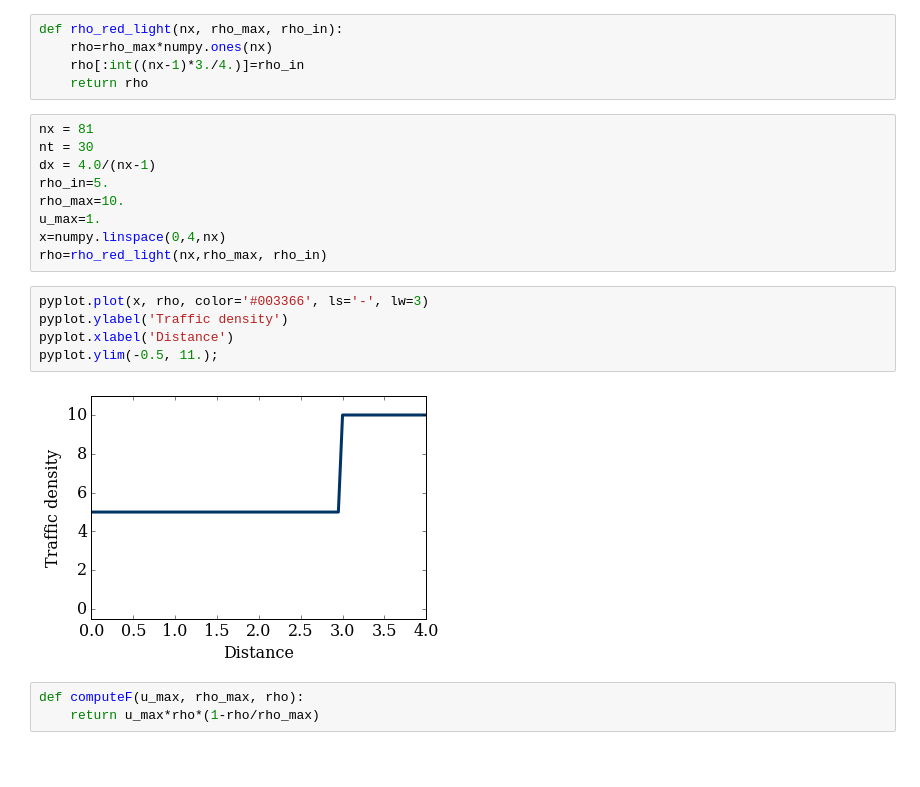
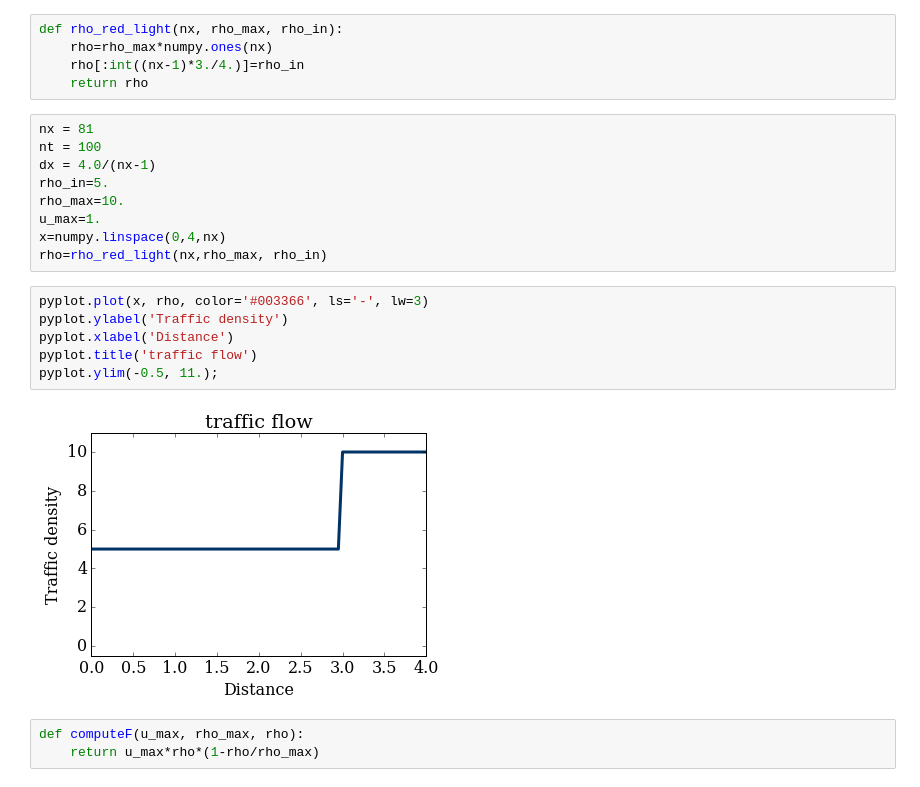
Before and after one commit to DavidZHANG9210/MAE6286, a Jupyter notebook: Moduel 3 lesson 2.ipynb, the cells around one changed output. Cells and saved outputs as stored; diff of their text form; blank space fills up the shorter version.

```diff
--- a/Moduel 3 lesson 2.ipynb
+++ b/Moduel 3 lesson 2.ipynb
@@ -12,7 +12,7 @@ def rho_red_light(nx, rho_max, rho_in):
     return rho
 # %%
 nx = 81
-nt = 30
+nt = 100
 dx = 4.0/(nx-1)
 rho_in=5.
 rho_max=10.
@@ -22,10 +22,11 @@ rho=rho_red_light(nx,rho_max, rho_in)
 # %%
 pyplot.plot(x, rho, color='#003366', ls='-', lw=3)
 pyplot.ylabel('Traffic density')
 pyplot.xlabel('Distance')
+pyplot.title('traffic flow')
 pyplot.ylim(-0.5, 11.);
 # %% [output]
-[figure, old version]
+[figure, new version]
 # %%
 def computeF(u_max, rho_max, rho):
     return u_max*rho*(1-rho/rho_max)
```
Also changed, not shown: parts of 11 cells of this notebook.
